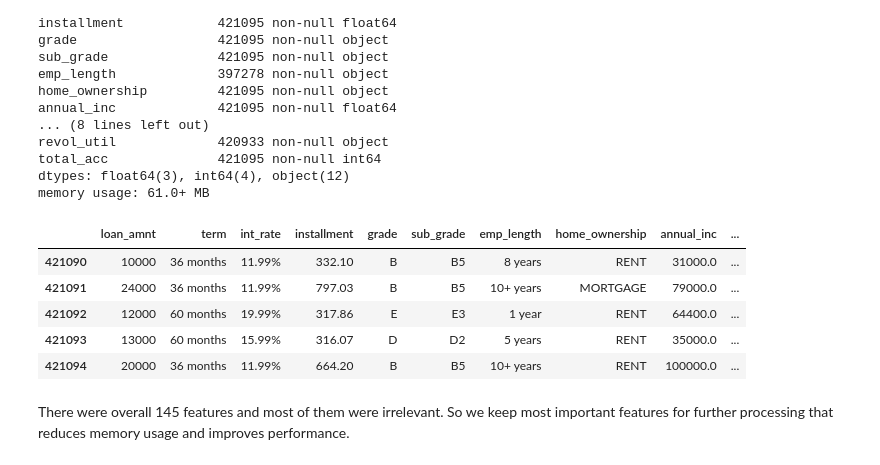
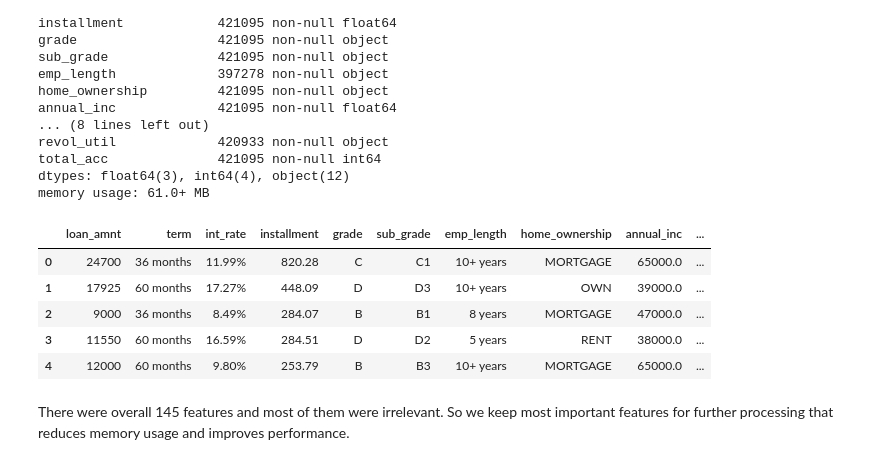
Before and after one commit to truzmeto/LoanStatusPrediction, a Jupyter notebook: kernel.ipynb, the cells around one changed output. Drawn from its saved outputs; the diff is of its cells as text; code cells hidden in the pictures.

```diff
--- a/kernel.ipynb
+++ b/kernel.ipynb
@@ -82,14 +90,14 @@ total_acc              421095 non-null int64
 dtypes: float64(3), int64(4), object(12)
 memory usage: 61.0+ MB
 # %%
-df.tail()
+df.head()
 # %% [output]
 |  | loan_amnt | term | int_rate | installment | grade | sub_grade | emp_length | home_ownership | annual_inc | ... |
-| 421090 | 10000 | 36 months | 11.99% | 332.10 | B | B5 | 8 years | RENT | 31000.0 | ... |
-| 421091 | 24000 | 36 months | 11.99% | 797.03 | B | B5 | 10+ years | MORTGAGE | 79000.0 | ... |
-| 421092 | 12000 | 60 months | 19.99% | 317.86 | E | E3 | 1 year | RENT | 64400.0 | ... |
-| 421093 | 13000 | 60 months | 15.99% | 316.07 | D | D2 | 5 years | RENT | 35000.0 | ... |
-| 421094 | 20000 | 36 months | 11.99% | 664.20 | B | B5 | 10+ years | RENT | 100000.0 | ... |
+| 0 | 24700 | 36 months | 11.99% | 820.28 | C | C1 | 10+ years | MORTGAGE | 65000.0 | ... |
+| 1 | 17925 | 60 months | 17.27% | 448.09 | D | D3 | 10+ years | OWN | 39000.0 | ... |
+| 2 | 9000 | 36 months | 8.49% | 284.07 | B | B1 | 8 years | MORTGAGE | 47000.0 | ... |
+| 3 | 11550 | 60 months | 16.59% | 284.51 | D | D2 | 5 years | RENT | 38000.0 | ... |
+| 4 | 12000 | 60 months | 9.80% | 253.79 | B | B3 | 10+ years | MORTGAGE | 65000.0 | ... |
 # %% [markdown]
 There were overall 145 features and most of them were irrelevant. So we keep most important features for further processing that reduces memory usage and improves performance.
 # %% [markdown]
```
Also changed, not shown: parts of 21 cells of this notebook.
